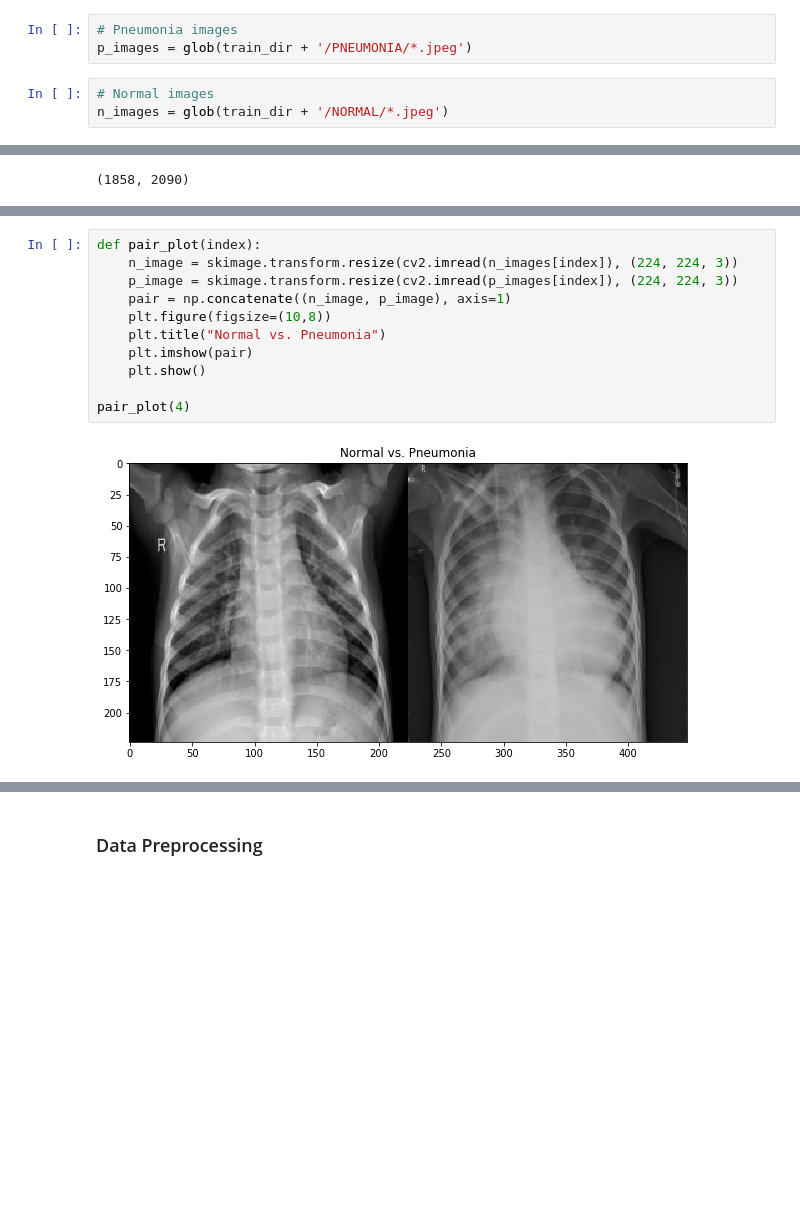
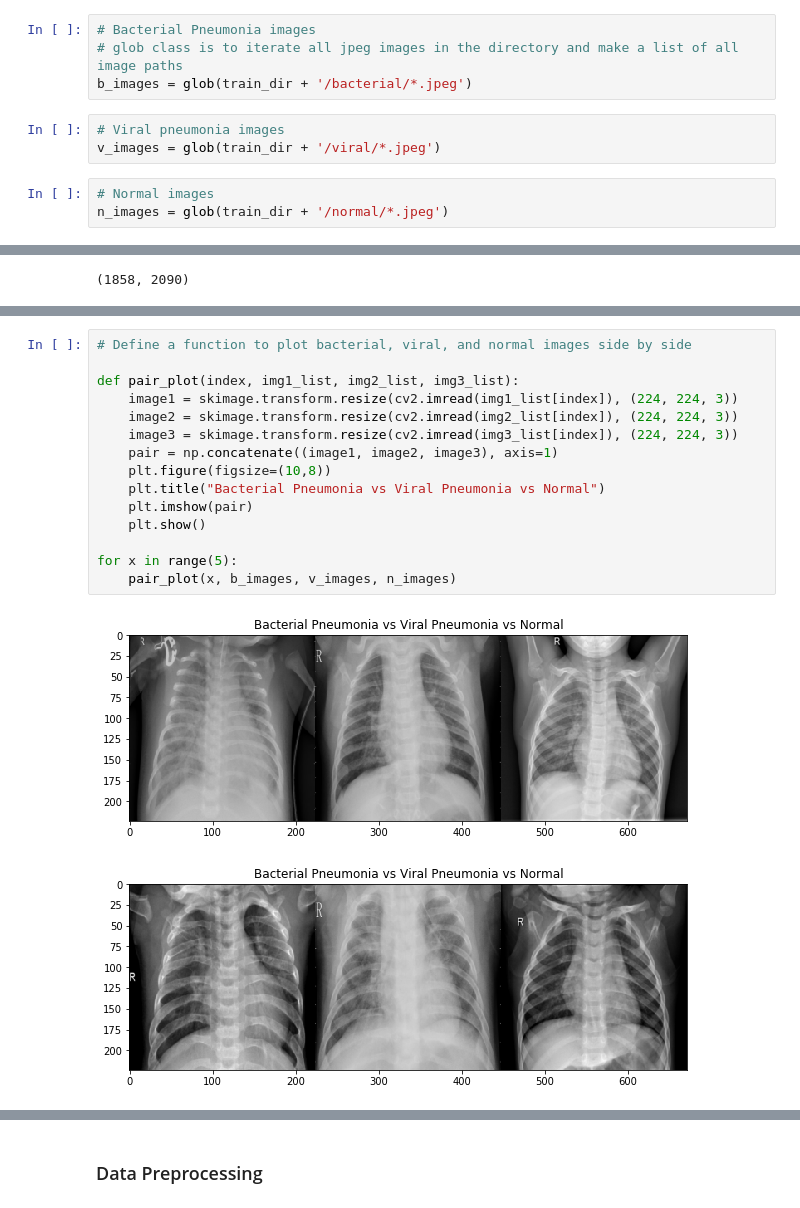
Before and after one commit to sibeltan/pneumonia_detection_CNN, a Jupyter notebook: 1_Data_Exploration_EDA.ipynb, the cells around one changed output, grey strips where cells are left out. Saved outputs shown, nothing was run; the diff lists cells and outputs as text; blank space fills up the shorter version.

```diff
--- a/1_Data_Exploration_EDA.ipynb
+++ b/1_Data_Exploration_EDA.ipynb
@@ -27,8 +27,12 @@ val_dir = './data/chest_xray/val/'
+# %%
+# Bacterial Pneumonia images
+# glob class is to iterate all jpeg images in the directory and make a list of all image paths
+b_images = glob(train_dir + '/bacterial/*.jpeg')
+# %%
+# Viral pneumonia images
+v_images = glob(train_dir + '/viral/*.jpeg')
 # %%
-# Pneumonia images
-p_images = glob(train_dir + '/PNEUMONIA/*.jpeg')
+# Normal images
+n_images = glob(train_dir + '/normal/*.jpeg')
-# %%
-# Normal images
-n_images = glob(train_dir + '/NORMAL/*.jpeg')
 # %% [markdown]
 ### EDA
@@ -132,13 +166,18 @@ plt.show()
 # %%
-def pair_plot(index):
-    n_image = skimage.transform.resize(cv2.imread(n_images[index]), (224, 224, 3))
-    p_image = skimage.transform.resize(cv2.imread(p_images[index]), (224, 224, 3))
-    pair = np.concatenate((n_image, p_image), axis=1)
+# Define a function to plot bacterial, viral, and normal images side by side
+
+def pair_plot(index, img1_list, img2_list, img3_list):
+    image1 = skimage.transform.resize(cv2.imread(img1_list[index]), (224, 224, 3))
+    image2 = skimage.transform.resize(cv2.imread(img2_list[index]), (224, 224, 3))
+    image3 = skimage.transform.resize(cv2.imread(img3_list[index]), (224, 224, 3))
+    pair = np.concatenate((image1, image2, image3), axis=1)
     plt.figure(figsize=(10,8))
-    plt.title("Normal vs. Pneumonia")
+    plt.title("Bacterial Pneumonia vs Viral Pneumonia vs Normal")
     plt.imshow(pair)
     plt.show()
 
-pair_plot(4)
+for x in range(5):
+    pair_plot(x, b_images, v_images, n_images)
 # %% [output]
-[figure, old version]
+[figure, new version]
+[figure, added]
```
Also changed, not shown: parts of 30 cells of this notebook, 29 other files.
